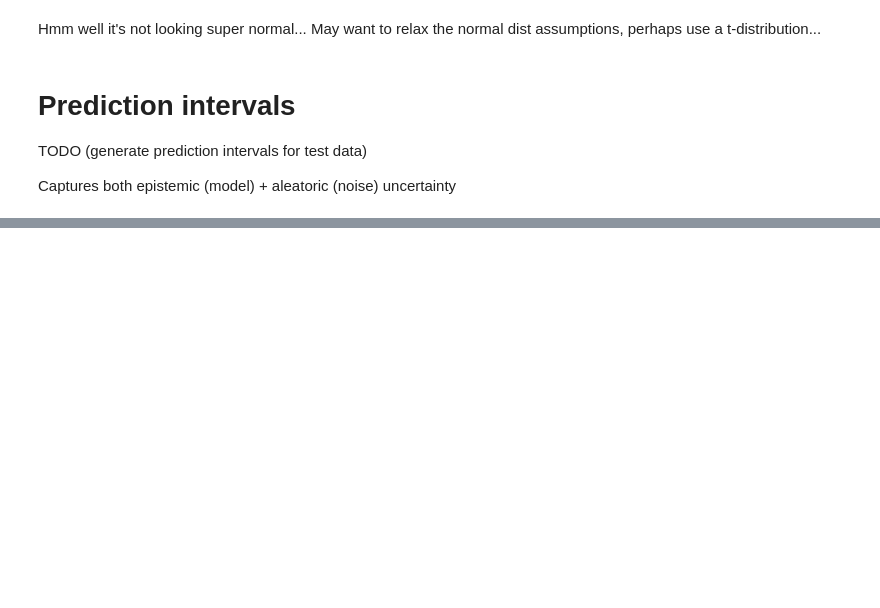
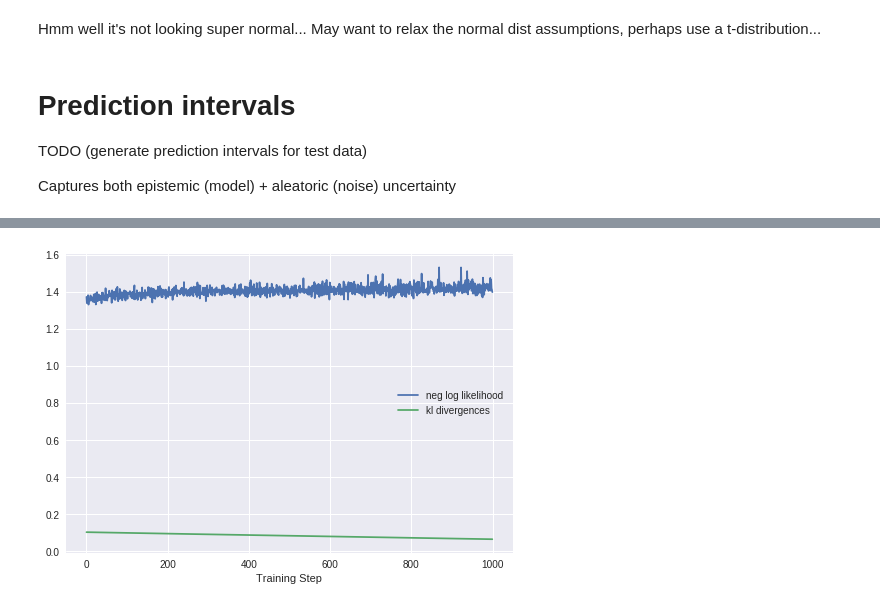
Before and after one commit to brendanhasz/tfp-bayesian-regression, a Jupyter notebook: TFP_Linear_Regression.ipynb, the cells around one changed output, grey strips where cells are left out. Saved outputs shown, nothing was run; the diff lists cells and outputs as text; code cells hidden in the pictures; blank space fills up the shorter version.

```diff
--- a/TFP_Linear_Regression.ipynb
+++ b/TFP_Linear_Regression.ipynb
@@ -381,0 +466,9 @@ ValueError: ignored
+# %%
+# Plot losses over training iterations
+plt.plot(nlls, label='neg log likelihood')
+plt.plot(kl_divs, label='kl divergences')
+plt.xlabel('Training Step')
+plt.legend()
+plt.show()
+# %% [output]
+[figure, added]
```
Also changed, not shown: parts of 27 cells of this notebook.
